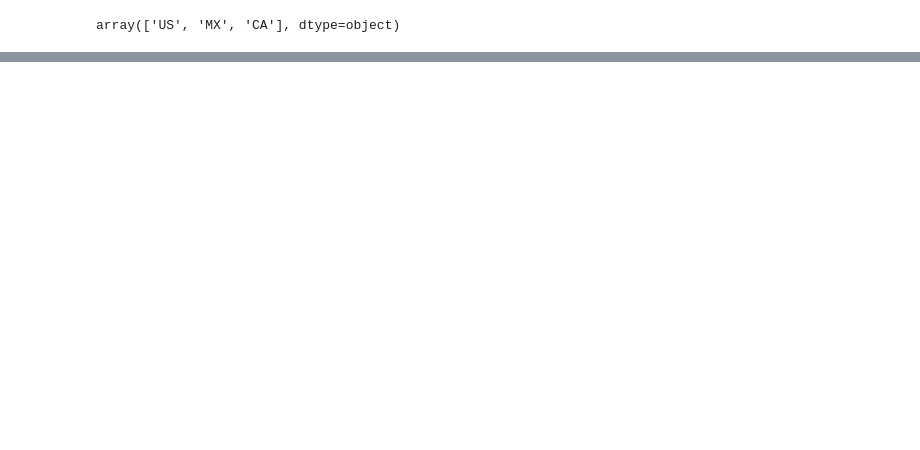
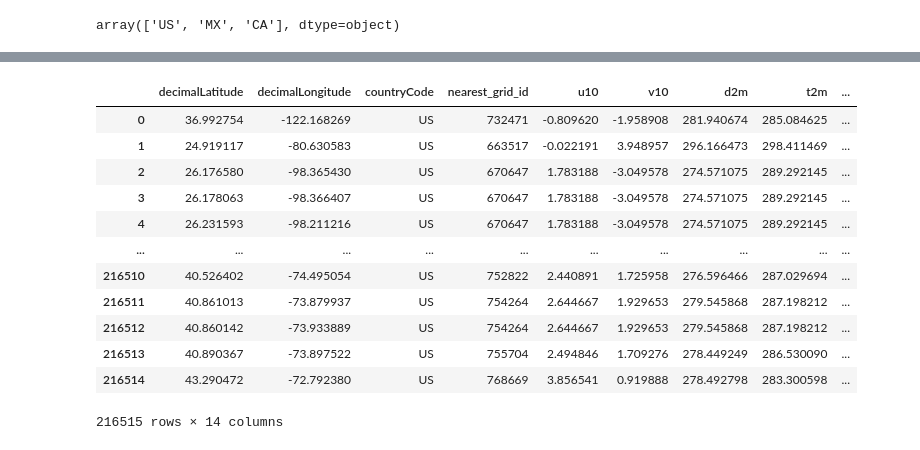
Before and after one commit to davidguzmanr/COMP-685-Fall-2025, a Jupyter notebook: notebooks/iNaturalist + ERA5_greg.ipynb, the cells around one changed output, grey strips where cells are left out. Drawn from its saved outputs; the diff is of its cells as text; code cells hidden in the pictures; blank space fills up the shorter version.

```diff
--- a/notebooks/iNaturalist + ERA5_greg.ipynb
+++ b/notebooks/iNaturalist + ERA5_greg.ipynb
@@ -801,0 +973,3 @@ array(['US', 'MX', 'CA'], dtype=object)
+# %%
+#
+df_feats['center_grid'] = df_feats['nearest_grid_id'].map(nearest_cent)
@@ -801,0 +996,8 @@ array(['US', 'MX', 'CA'], dtype=object)
+# %%
+cent_lat = []
+cent_long = []
+for val in df_feats.center_grid.values:
+    cent_lat.append(era5_grid['latitude'][era5_grid['grid_id'] == val].values[0])
+    cent_long.append(era5_grid['longitude'][era5_grid['grid_id'] == val].values[0])
+# %%
+df_feats['centLat'] = cent_lat
@@ -801,0 +1024,18 @@ array(['US', 'MX', 'CA'], dtype=object)
+# %%
+df_feats['centLong'] = [i if i <= 180 else -360 + i for i in cent_long]
+# %%
+df_feats
+# %% [output]
+|  | decimalLatitude | decimalLongitude | countryCode | nearest_grid_id | u10 | v10 | d2m | t2m | ... |
+| 0 | 36.992754 | -122.168269 | US | 732471 | -0.809620 | -1.958908 | 281.940674 | 285.084625 | ... |
+| 1 | 24.919117 | -80.630583 | US | 663517 | -0.022191 | 3.948957 | 296.166473 | 298.411469 | ... |
+| 2 | 26.176580 | -98.365430 | US | 670647 | 1.783188 | -3.049578 | 274.571075 | 289.292145 | ... |
+| 3 | 26.178063 | -98.366407 | US | 670647 | 1.783188 | -3.049578 | 274.571075 | 289.292145 | ... |
+| 4 | 26.231593 | -98.211216 | US | 670647 | 1.783188 | -3.049578 | 274.571075 | 289.292145 | ... |
+| ... | ... | ... | ... | ... | ... | ... | ... | ... | ... |
+| 216510 | 40.526402 | -74.495054 | US | 752822 | 2.440891 | 1.725958 | 276.596466 | 287.029694 | ... |
+| 216511 | 40.861013 | -73.879937 | US | 754264 | 2.644667 | 1.929653 | 279.545868 | 287.198212 | ... |
+| 216512 | 40.860142 | -73.933889 | US | 754264 | 2.644667 | 1.929653 | 279.545868 | 287.198212 | ... |
+| 216513 | 40.890367 | -73.897522 | US | 755704 | 2.494846 | 1.709276 | 278.449249 | 286.530090 | ... |
+| 216514 | 43.290472 | -72.792380 | US | 768669 | 3.856541 | 0.919888 | 278.492798 | 283.300598 | ... |
+216515 rows × 14 columns
```
Also changed, not shown: parts of 35 cells of this notebook.
